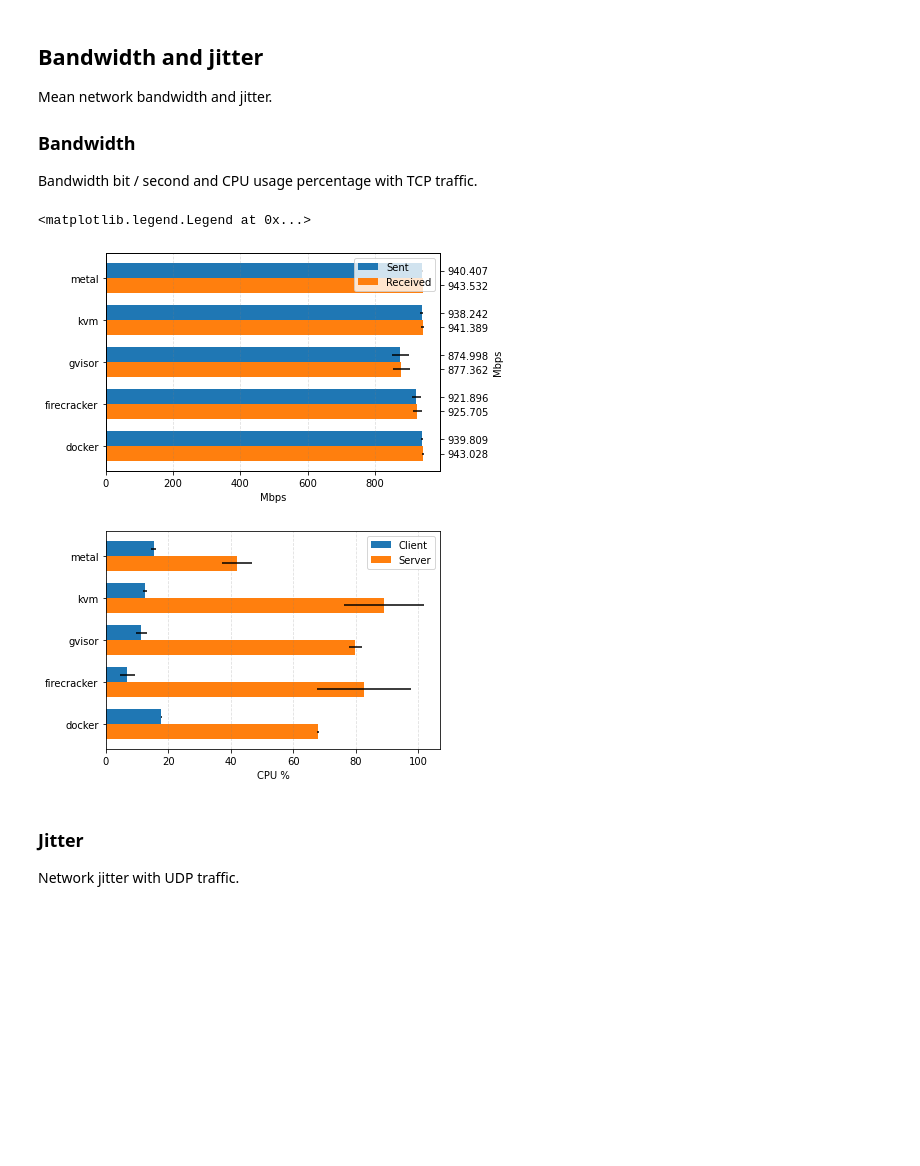
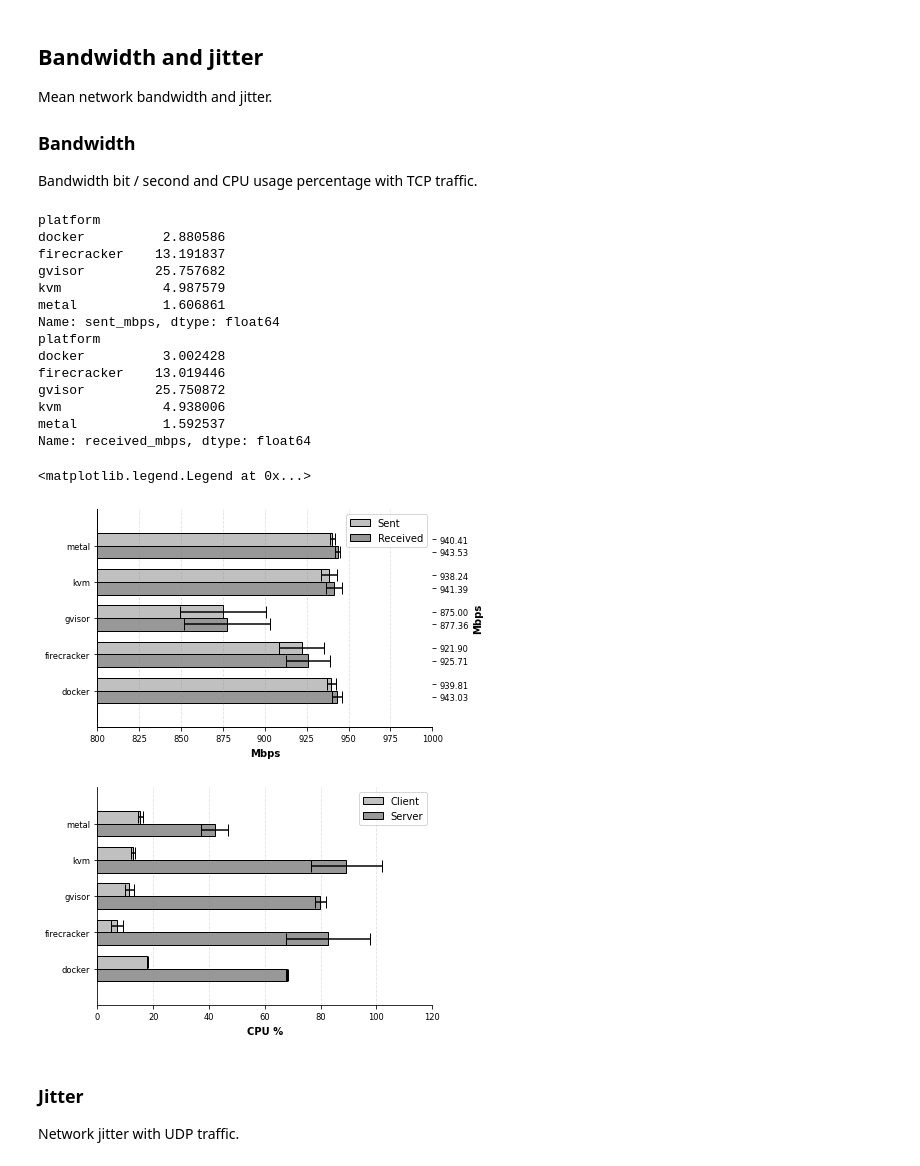
Before and after one commit to ppeerttu/virtualization-benchmarks, a Jupyter notebook: analysis/initial-visualization.ipynb, the cells around one changed output. Cells and saved outputs as stored; diff of their text form; code cells hidden in the pictures; blank space fills up the shorter version.

Commit message:
APA visuals + extracted images + fix typo in res.

```diff
--- a/analysis/initial-visualization.ipynb
+++ b/analysis/initial-visualization.ipynb
@@ -4,10 +4,13 @@
 Simple initial data visualization.
 # %%
 import matplotlib.pyplot as plt
+import matplotlib
 import pandas as pd
 import numpy as np
 # Render plots in notebook
 %matplotlib inline
+
+matplotlib.style.use("./styles/apa.mplstyle")
 
 data_dir = "./extracted"
 boot_times_path = "{}/boot_times.csv".format(data_dir)
@@ -21,6 +24,9 @@ pipeline_path = "{}/pipeline_results.csv".format(data_dir)
 database_path = "{}/database_results.csv".format(data_dir)
 
 MARKERS = ("o", "s", "x", "v", "+")
+
+def percentual_diff(a, b):
+    return ((b - a) / a) * 100
 # %% [markdown]
 ## Boot times
 
@@ -98,38 +117,55 @@ ax.legend()
 # For right-hand side yaxis ticks and labels
 axr = ax.twinx()
 axr.set_ylim(ax.get_ylim())
 axr.set_yticks(pos + height / 2)
-axr.set_yticklabels(["{:.3f}".format(val) for val in group_mean[sent_mbps]])
+axr.set_yticklabels(["{:.2f}".format(val) for val in group_mean[sent_mbps]])
 axr.set_ylabel("Mbps")
 
 axr = ax.twinx()
+ax.set_xlim([800, 1000])
 axr.set_ylim(ax.get_ylim())
 axr.set_yticks(pos - height / 2)
-axr.set_yticklabels(["{:.3f}".format(val) for val in group_mean[received_mbps]])
+axr.set_yticklabels(["{:.2f}".format(val) for val in group_mean[received_mbps]])
 
+print(group_std[sent_mbps])
+print(group_std[received_mbps])
 
 # CPU
 fig, ax = plt.subplots()
 pos = np.arange(len(group_mean))
 rects1 = ax.barh(pos + height / 2, group_mean["cpu_client"],
     align="center",
     height=height,
     xerr=group_std["cpu_client"],
     label="Client")
 rects2 = ax.barh(pos - height / 2, group_mean["cpu_server"],
     align="center",
     height=height,
     xerr=group_std["cpu_server"],
     label="Server")
 ax.set_yticks(pos)
 ax.set_yticklabels(group_mean.index)
 ax.xaxis.grid(True, linestyle="--", which="major", color="grey", alpha=.25)
 ax.set_xlabel("CPU %")
 ax.legend()
 # %% [output]
-<matplotlib.legend.Legend at 0x...>
+platform
+docker          2.880586
+firecracker    13.191837
+gvisor         25.757682
+kvm             4.987579
+metal           1.606861
+Name: sent_mbps, dtype: float64
+platform
+docker          3.002428
+firecracker    13.019446
+gvisor         25.750872
+kvm             4.938006
+metal           1.592537
+Name: received_mbps, dtype: float64
+<matplotlib.legend.Legend at 0x...>
-[figure, old version]
+[figure, new version]
-[figure, old version]
+[figure, new version]
 # %% [markdown]
 ### Jitter
 
```
Also changed, not shown: parts of 11 cells of this notebook, 16 other files.
